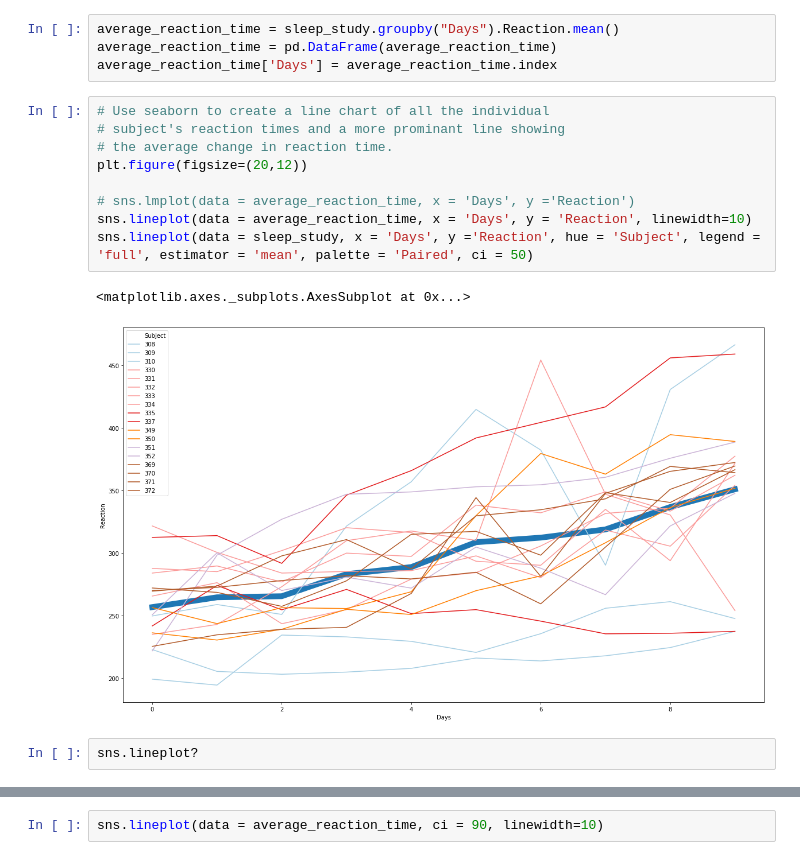
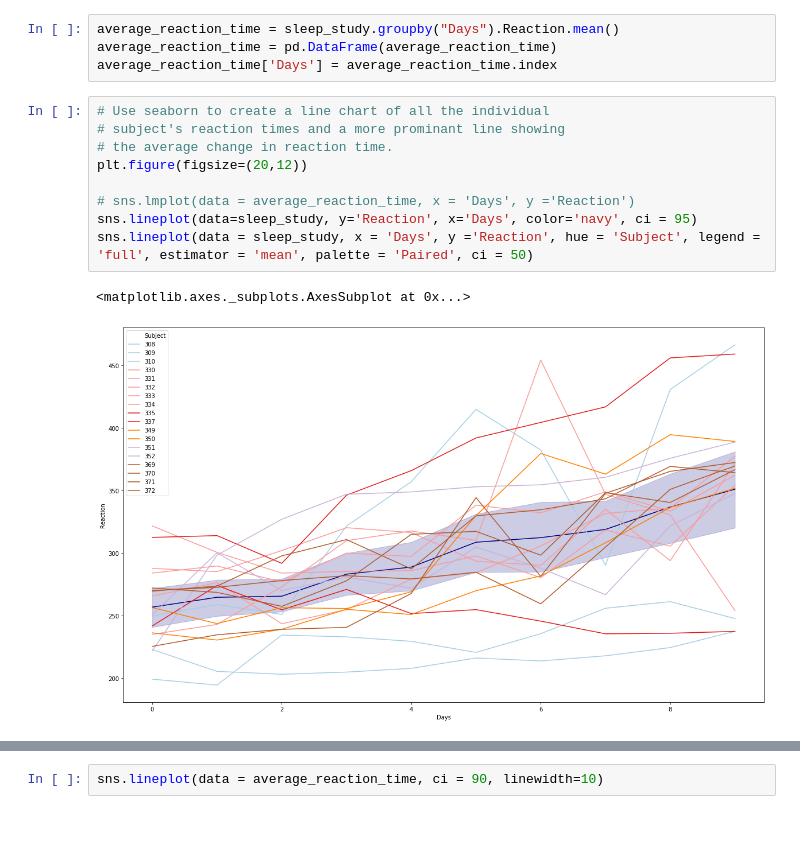
Before and after one commit to noahmelngailis/python-exercises, a Jupyter notebook: 4.8.5_seaborn_exercises.ipynb, the cells around one changed output, grey strips where cells are left out. Cells and saved outputs as stored; diff of their text form; blank space fills up the shorter version.

Commit message:
Seaborn exercises and Data Set exploration

```diff
--- a/4.8.5_seaborn_exercises.ipynb
+++ b/4.8.5_seaborn_exercises.ipynb
@@ -291,14 +306,12 @@ average_reaction_time['Days'] = average_reaction_time.index
 # %%
 # Use seaborn to create a line chart of all the individual
 # subject's reaction times and a more prominant line showing
 # the average change in reaction time.
 plt.figure(figsize=(20,12))
 
 # sns.lmplot(data = average_reaction_time, x = 'Days', y ='Reaction')
-sns.lineplot(data = average_reaction_time, x = 'Days', y = 'Reaction', linewidth=10)
+sns.lineplot(data=sleep_study, y='Reaction', x='Days', color='navy', ci = 95)
 sns.lineplot(data = sleep_study, x = 'Days', y ='Reaction', hue = 'Subject', legend = 'full', estimator = 'mean', palette = 'Paired', ci = 50)
 # %% [output]
 <matplotlib.axes._subplots.AxesSubplot at 0x...>
-[figure, old version]
+[figure, new version]
-# %%
-sns.lineplot?
```
Also changed, not shown: parts of 5 cells of this notebook, 2 other files.
